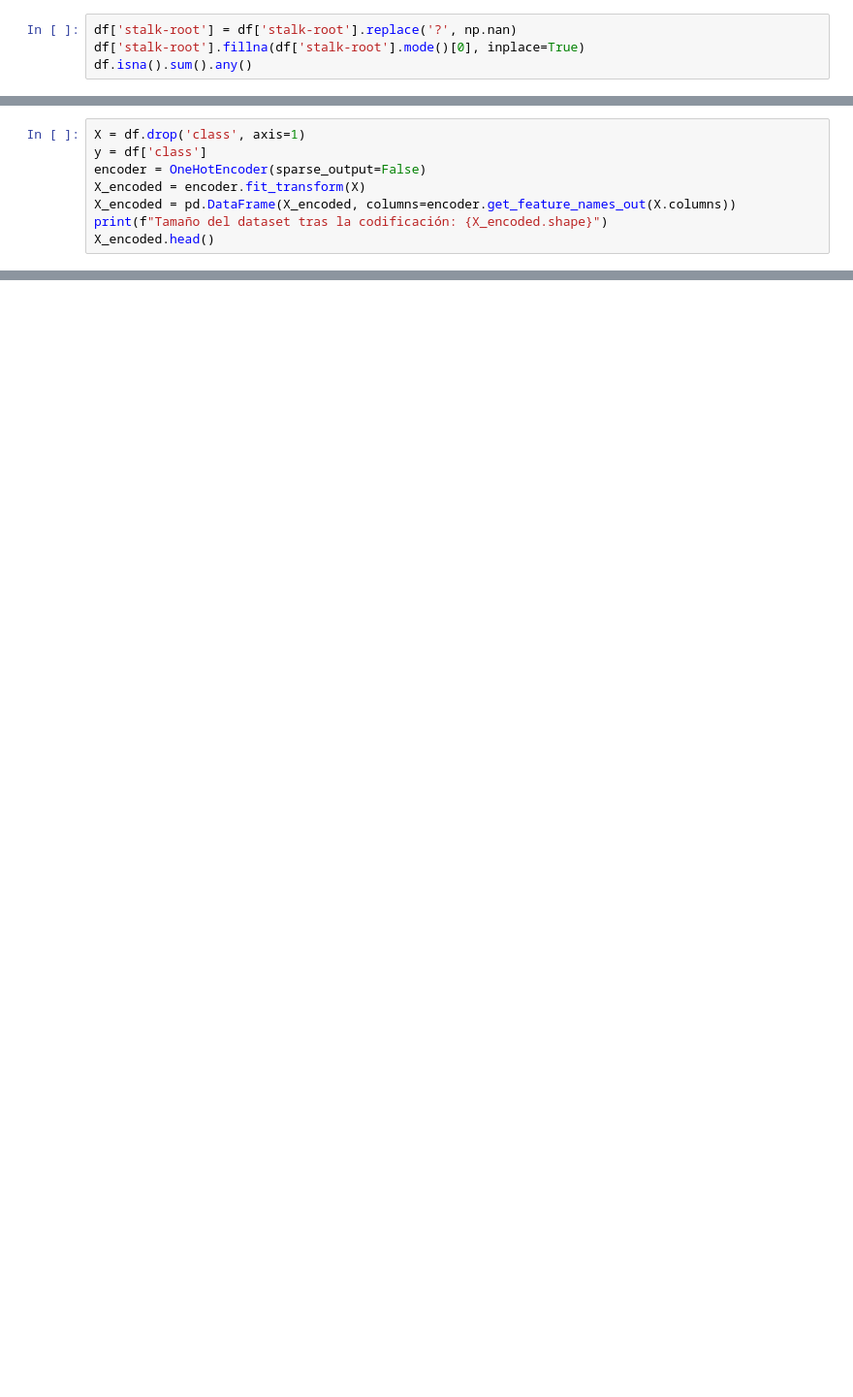
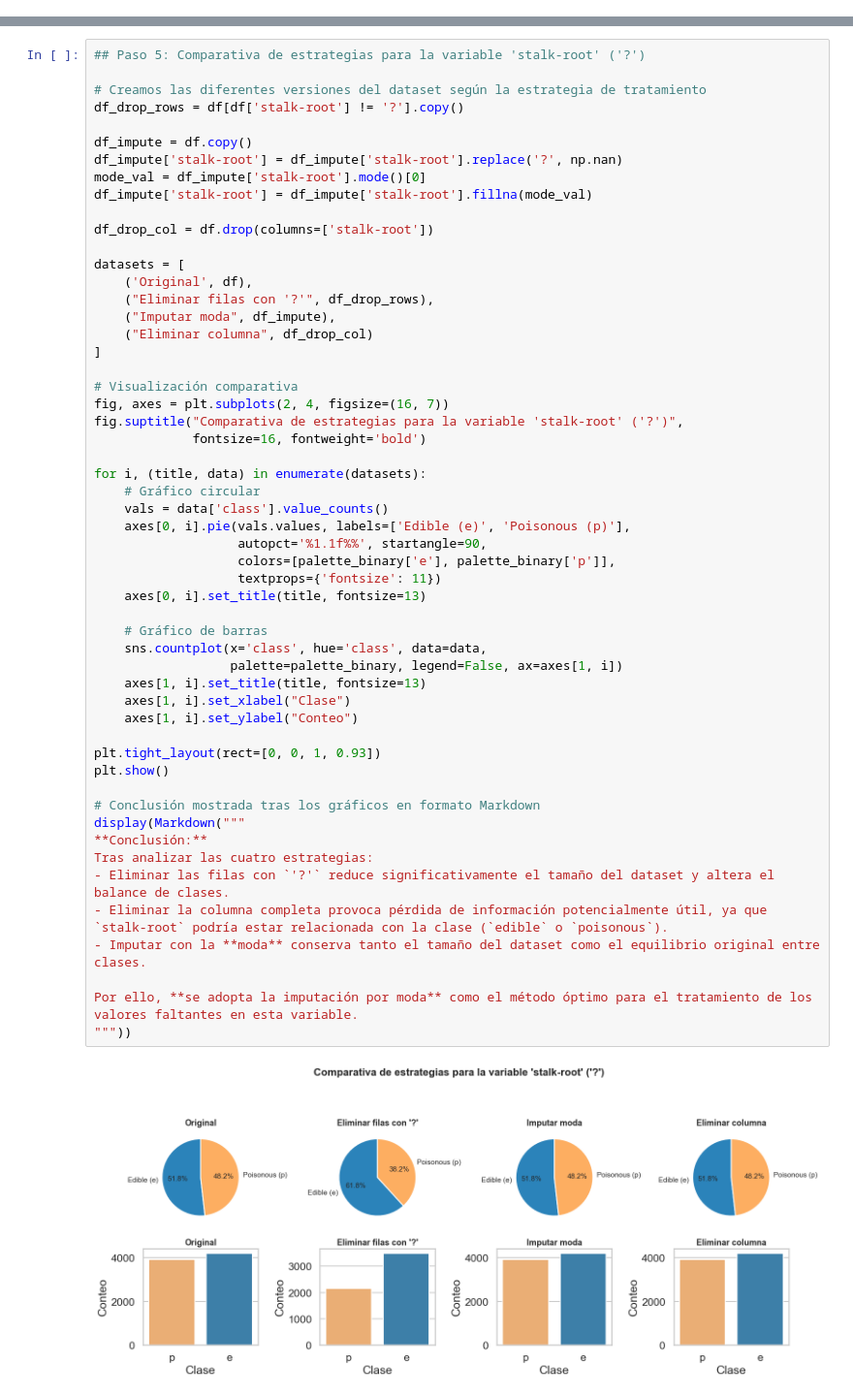
Before and after one commit to Bootcamp-IA-P5/Proyecto8_unsupervised_ml_Alfonso_Bermudez, a Jupyter notebook: notebooks/EDA_unsupervised_ml_mushrooms.ipynb, the cells around one changed output, grey strips where cells are left out. Shown: that part at 97% size. Cells and saved outputs as stored; diff of their text form; blank space fills up the shorter version.

```diff
--- a/notebooks/EDA_unsupervised_ml_mushrooms.ipynb
+++ b/notebooks/EDA_unsupervised_ml_mushrooms.ipynb
@@ -162,4 +113,0 @@ Probamos la imputación con la moda para preservar la mayor cantidad de informac
-# %%
-df['stalk-root'] = df['stalk-root'].replace('?', np.nan)
-df['stalk-root'].fillna(df['stalk-root'].mode()[0], inplace=True)
-df.isna().sum().any()
@@ -191,8 +113,0 @@ Dado que todas las variables del dataset son categóricas, aplicamos `OneHotEnco
-# %%
-X = df.drop('class', axis=1)
-y = df['class']
-encoder = OneHotEncoder(sparse_output=False)
-X_encoded = encoder.fit_transform(X)
-X_encoded = pd.DataFrame(X_encoded, columns=encoder.get_feature_names_out(X.columns))
-print(f"Tamaño del dataset tras la codificación: {X_encoded.shape}")
-X_encoded.head()
@@ -207,0 +178,56 @@ Tamaño del dataset tras la codificación: (8124, 116)
+# %%
+## Paso 5: Comparativa de estrategias para la variable 'stalk-root' ('?')
+
+# Creamos las diferentes versiones del dataset según la estrategia de tratamiento
+df_drop_rows = df[df['stalk-root'] != '?'].copy()
+
+df_impute = df.copy()
+df_impute['stalk-root'] = df_impute['stalk-root'].replace('?', np.nan)
+mode_val = df_impute['stalk-root'].mode()[0]
+df_impute['stalk-root'] = df_impute['stalk-root'].fillna(mode_val)
+
+df_drop_col = df.drop(columns=['stalk-root'])
+
+datasets = [
+    ('Original', df),
+    ("Eliminar filas con '?'", df_drop_rows),
+    ("Imputar moda", df_impute),
+    ("Eliminar columna", df_drop_col)
+]
+
+# Visualización comparativa
+fig, axes = plt.subplots(2, 4, figsize=(16, 7))
+fig.suptitle("Comparativa de estrategias para la variable 'stalk-root' ('?')",
+             fontsize=16, fontweight='bold')
+
+for i, (title, data) in enumerate(datasets):
+    # Gráfico circular
+    vals = data['class'].value_counts()
+    axes[0, i].pie(vals.values, labels=['Edible (e)', 'Poisonous (p)'],
+                   autopct='%1.1f%%', startangle=90,
+                   colors=[palette_binary['e'], palette_binary['p']],
+                   textprops={'fontsize': 11})
+    axes[0, i].set_title(title, fontsize=13)
+
+    # Gráfico de barras
+    sns.countplot(x='class', hue='class', data=data,
+                  palette=palette_binary, legend=False, ax=axes[1, i])
+    axes[1, i].set_title(title, fontsize=13)
+    axes[1, i].set_xlabel("Clase")
+    axes[1, i].set_ylabel("Conteo")
+
+plt.tight_layout(rect=[0, 0, 1, 0.93])
+plt.show()
+
+# Conclusión mostrada tras los gráficos en formato Markdown
+display(Markdown("""
+**Conclusión:**
+Tras analizar las cuatro estrategias:
+- Eliminar las filas con `'?'` reduce significativamente el tamaño del dataset y altera el balance de clases.
+- Eliminar la columna completa provoca pérdida de información potencialmente útil, ya que `stalk-root` podría estar relacionada con la clase (`edible` o `poisonous`).
+- Imputar con la **moda** conserva tanto el tamaño del dataset como el equilibrio original entre clases.
+
+Por ello, **se adopta la imputación por moda** como el método óptimo para el tratamiento de los valores faltantes en esta variable.
+"""))
+# %% [output]
+[figure, added]
```
Also changed, not shown: parts of 32 cells of this notebook.
